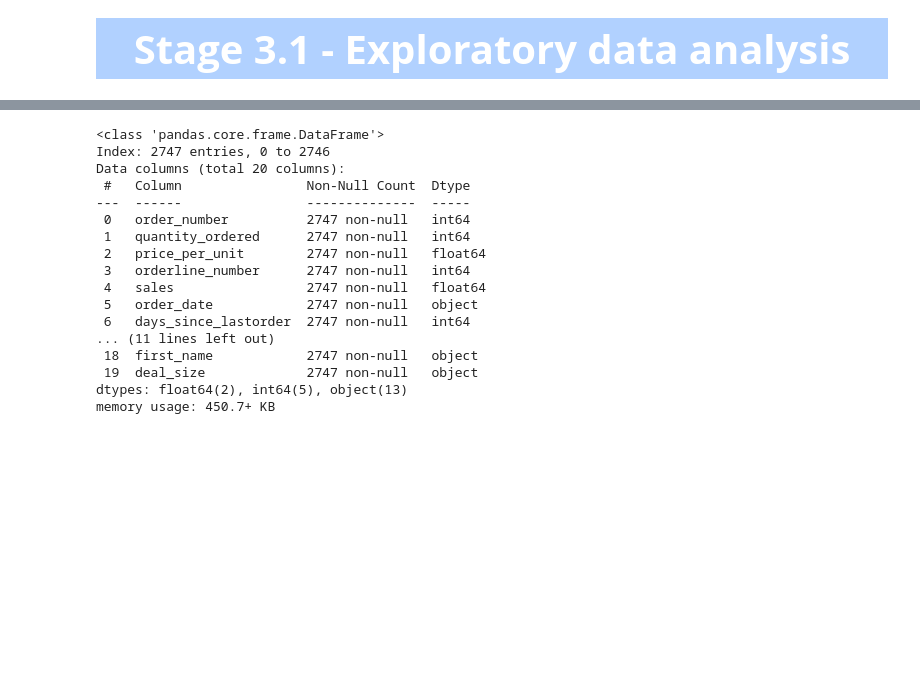
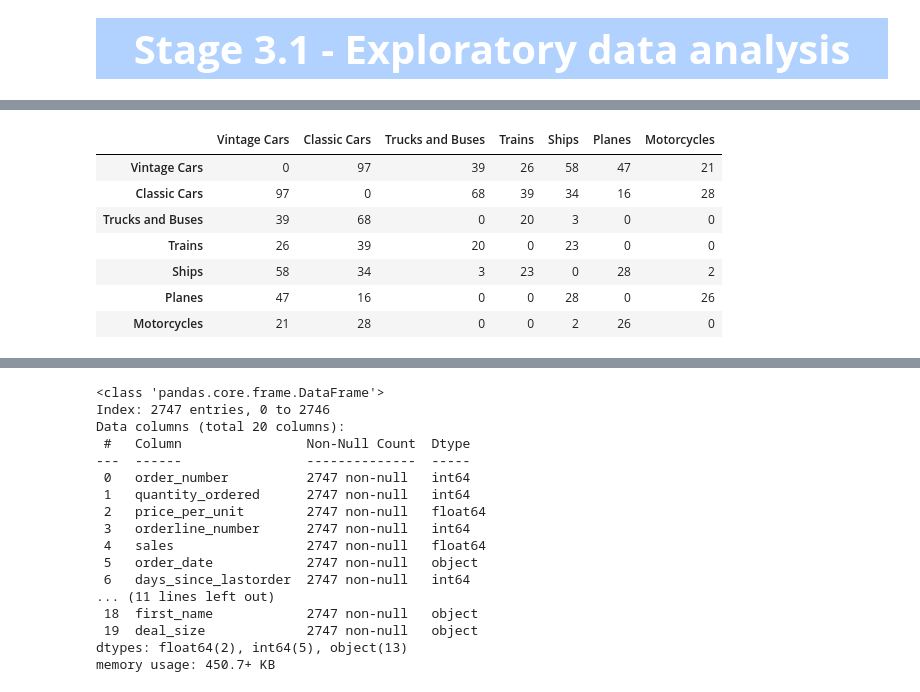
Before and after one commit to fabyanbui/Programming4DS_FinalProject, a Jupyter notebook: notebooks/3.1-eda.ipynb, the cells around one changed output, grey strips where cells are left out. Drawn from its saved outputs; the diff is of its cells as text; code cells hidden in the pictures; blank space fills up the shorter version.

```diff
--- a/notebooks/3.1-eda.ipynb
+++ b/notebooks/3.1-eda.ipynb
@@ -16,0 +102,11 @@ processed_df = pd.read_csv('./../data/Processed.csv', index_col=0)
+# %%
+product_combinations_df
+# %% [output]
+|  | Vintage Cars | Classic Cars | Trucks and Buses | Trains | Ships | Planes | Motorcycles |
+| Vintage Cars | 0 | 97 | 39 | 26 | 58 | 47 | 21 |
+| Classic Cars | 97 | 0 | 68 | 39 | 34 | 16 | 28 |
+| Trucks and Buses | 39 | 68 | 0 | 20 | 3 | 0 | 0 |
+| Trains | 26 | 39 | 20 | 0 | 23 | 0 | 0 |
+| Ships | 58 | 34 | 3 | 23 | 0 | 28 | 2 |
+| Planes | 47 | 16 | 0 | 0 | 28 | 0 | 26 |
+| Motorcycles | 21 | 28 | 0 | 0 | 2 | 26 | 0 |
```
Also changed, not shown: parts of 6 cells of this notebook, 1 other file.
